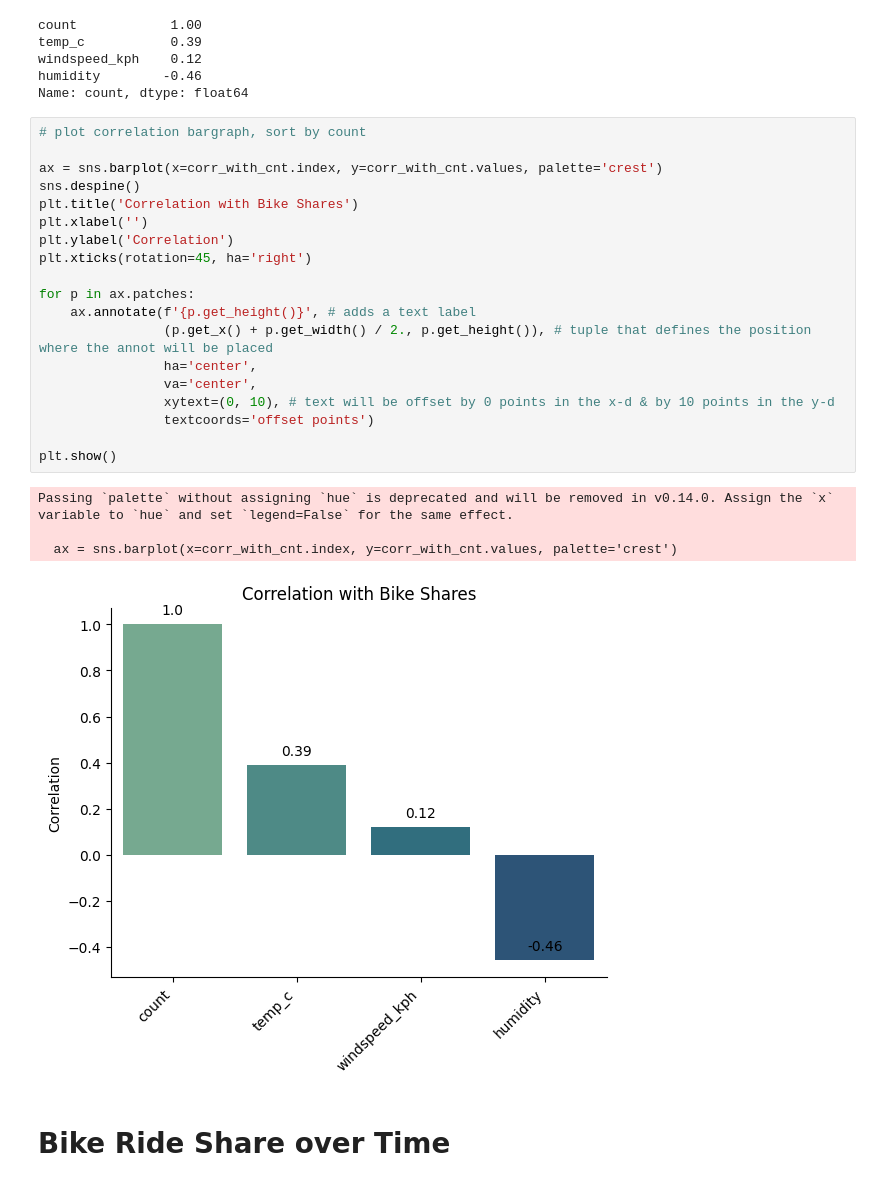
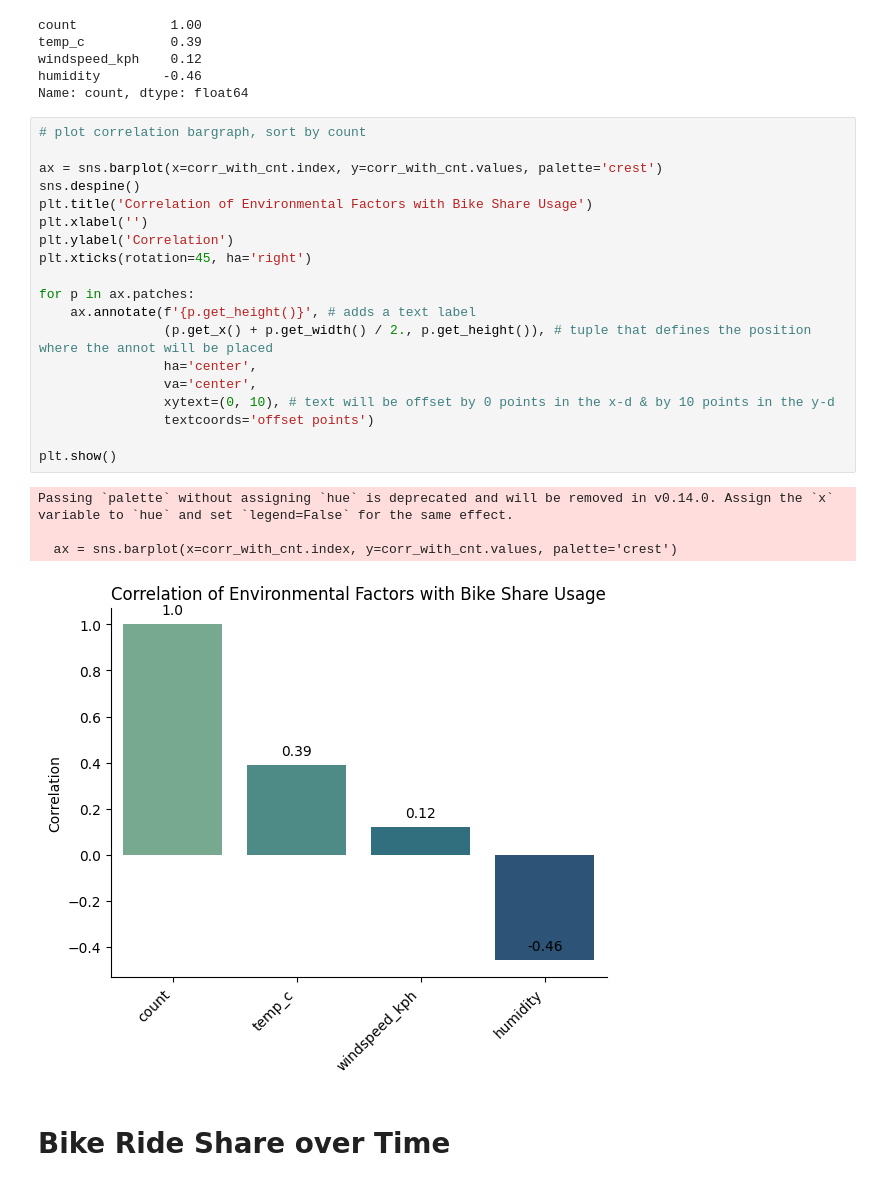
Before and after one commit to slxkv/Python_londonbike_EDA1, a Jupyter notebook: london_bike1.ipynb, the cells around one changed output. Drawn from its saved outputs; the diff is of its cells as text.

```diff
--- a/london_bike1.ipynb
+++ b/london_bike1.ipynb
@@ -346,26 +346,26 @@ Name: count, dtype: float64
 # %%
 # plot correlation bargraph, sort by count
 
 ax = sns.barplot(x=corr_with_cnt.index, y=corr_with_cnt.values, palette='crest')
 sns.despine()
-plt.title('Correlation with Bike Shares')
+plt.title('Correlation of Environmental Factors with Bike Share Usage')
 plt.xlabel('')
 plt.ylabel('Correlation')
 plt.xticks(rotation=45, ha='right')
 
 for p in ax.patches:
     ax.annotate(f'{p.get_height()}', # adds a text label
                 (p.get_x() + p.get_width() / 2., p.get_height()), # tuple that defines the position where the annot will be placed
                 ha='center',
                 va='center',
                 xytext=(0, 10), # text will be offset by 0 points in the x-d & by 10 points in the y-d
                 textcoords='offset points')
 
 plt.show()
 # %% [output]
 Passing `palette` without assigning `hue` is deprecated and will be removed in v0.14.0. Assign the `x` variable to `hue` and set `legend=False` for the same effect.
 
   ax = sns.barplot(x=corr_with_cnt.index, y=corr_with_cnt.values, palette='crest')
-[figure, old version]
+[figure, new version]
 # %% [markdown]
 # Bike Ride Share over Time
```
Also changed, not shown: parts of 3 cells of this notebook, 6 other files.
